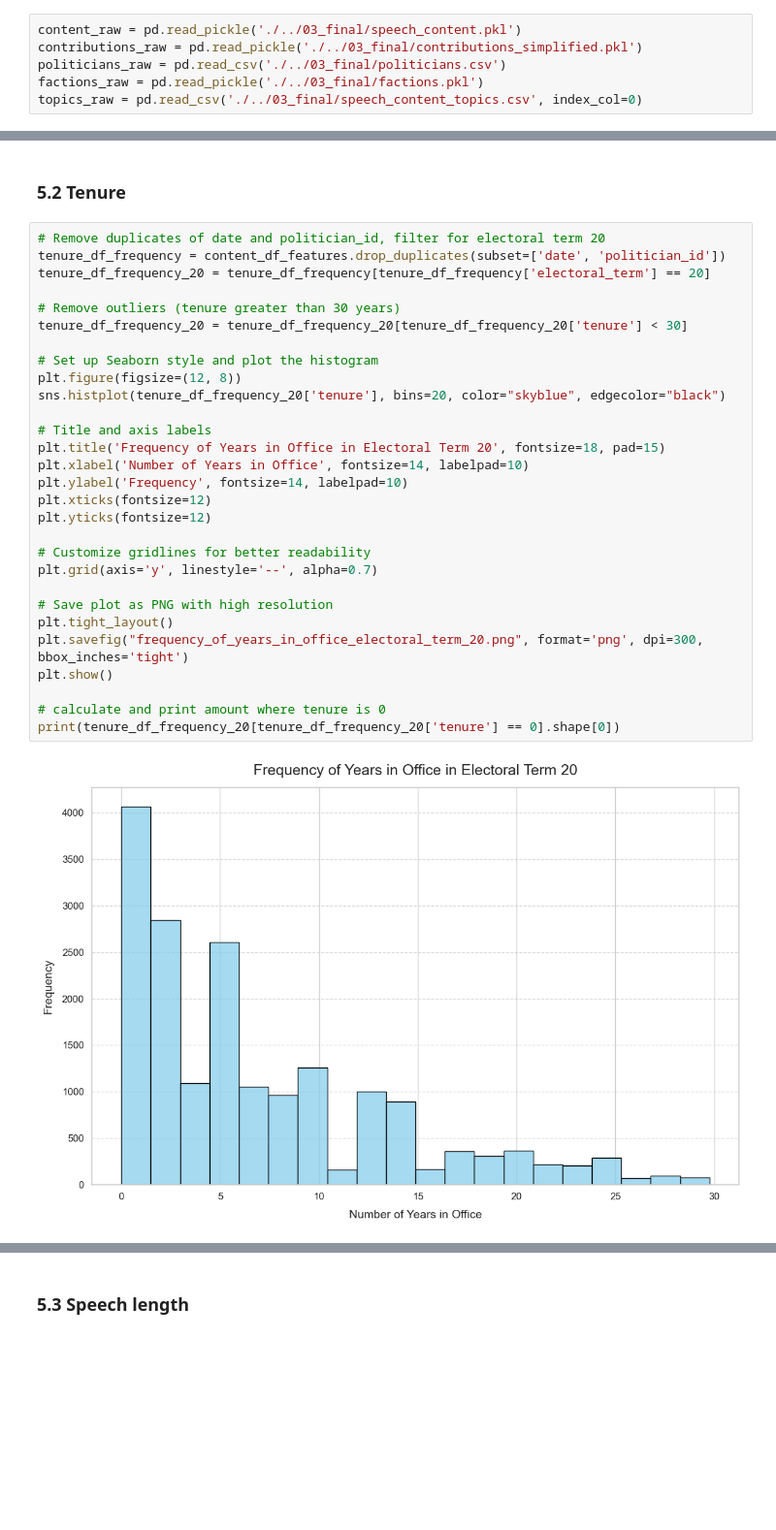
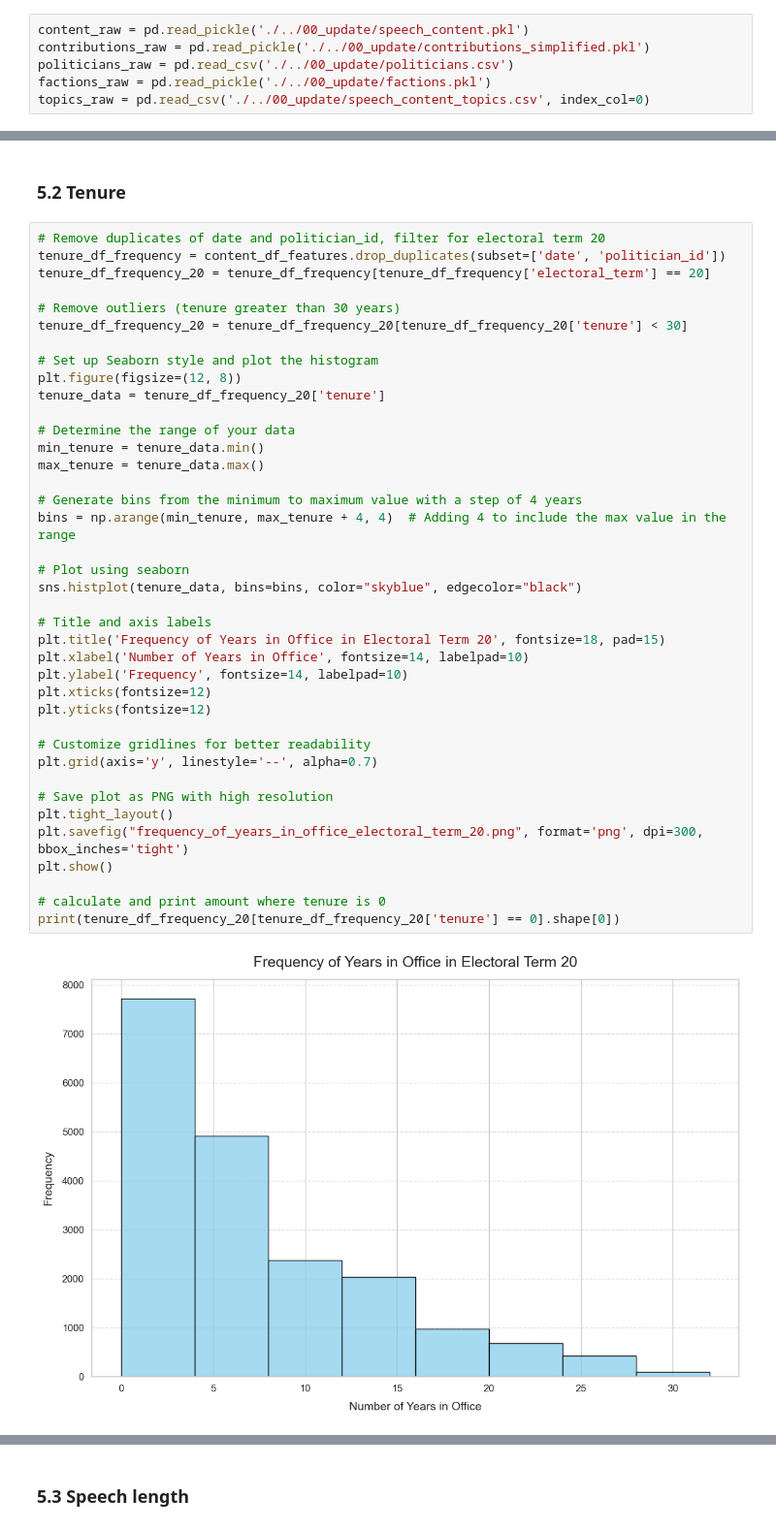
Before and after one commit to committopush/Thesis, a Jupyter notebook: data/Data_Cleaning_v4.ipynb, the cells around one changed output, grey strips where cells are left out. Shown at 97% size. Drawn from its saved outputs; the diff is of its cells as text; blank space fills up the shorter version.

Commit message:
changes in binns for tenure, new df

```diff
--- a/data/Data_Cleaning_v4.ipynb
+++ b/data/Data_Cleaning_v4.ipynb
@@ -24,9 +24,9 @@ print(os.getcwd())
 # %%
-content_raw = pd.read_pickle('./../03_final/speech_content.pkl')
-contributions_raw = pd.read_pickle('./../03_final/contributions_simplified.pkl')
-politicians_raw = pd.read_csv('./../03_final/politicians.csv')
-factions_raw = pd.read_pickle('./../03_final/factions.pkl')
-topics_raw = pd.read_csv('./../03_final/speech_content_topics.csv', index_col=0)
+content_raw = pd.read_pickle('./../00_update/speech_content.pkl')
+contributions_raw = pd.read_pickle('./../00_update/contributions_simplified.pkl')
+politicians_raw = pd.read_csv('./../00_update/politicians.csv')
+factions_raw = pd.read_pickle('./../00_update/factions.pkl')
+topics_raw = pd.read_csv('./../00_update/speech_content_topics.csv', index_col=0)
 # %%
 content_raw.head()
 # %% [output]
@@ -1594,31 +1603,41 @@ Oldest Speaker: alexander gauland (83.0 years)
 # %%
 # Remove duplicates of date and politician_id, filter for electoral term 20
 tenure_df_frequency = content_df_features.drop_duplicates(subset=['date', 'politician_id'])
 tenure_df_frequency_20 = tenure_df_frequency[tenure_df_frequency['electoral_term'] == 20]
 
 # Remove outliers (tenure greater than 30 years)
 tenure_df_frequency_20 = tenure_df_frequency_20[tenure_df_frequency_20['tenure'] < 30]
 
 # Set up Seaborn style and plot the histogram
 plt.figure(figsize=(12, 8))
-sns.histplot(tenure_df_frequency_20['tenure'], bins=20, color="skyblue", edgecolor="black")
+tenure_data = tenure_df_frequency_20['tenure']
+
+# Determine the range of your data
+min_tenure = tenure_data.min()
+max_tenure = tenure_data.max()
+
+# Generate bins from the minimum to maximum value with a step of 4 years
+bins = np.arange(min_tenure, max_tenure + 4, 4)  # Adding 4 to include the max value in the range
+
+# Plot using seaborn
+sns.histplot(tenure_data, bins=bins, color="skyblue", edgecolor="black")
 
 # Title and axis labels
 plt.title('Frequency of Years in Office in Electoral Term 20', fontsize=18, pad=15)
 plt.xlabel('Number of Years in Office', fontsize=14, labelpad=10)
 plt.ylabel('Frequency', fontsize=14, labelpad=10)
 plt.xticks(fontsize=12)
 plt.yticks(fontsize=12)
 
 # Customize gridlines for better readability
 plt.grid(axis='y', linestyle='--', alpha=0.7)
 
 # Save plot as PNG with high resolution
 plt.tight_layout()
 plt.savefig("frequency_of_years_in_office_electoral_term_20.png", format='png', dpi=300, bbox_inches='tight')
 plt.show()
 
 # calculate and print amount where tenure is 0
 print(tenure_df_frequency_20[tenure_df_frequency_20['tenure'] == 0].shape[0])
 # %% [output]
-[figure, old version]
+[figure, new version]
```
Also changed, not shown: parts of 48 cells of this notebook.
